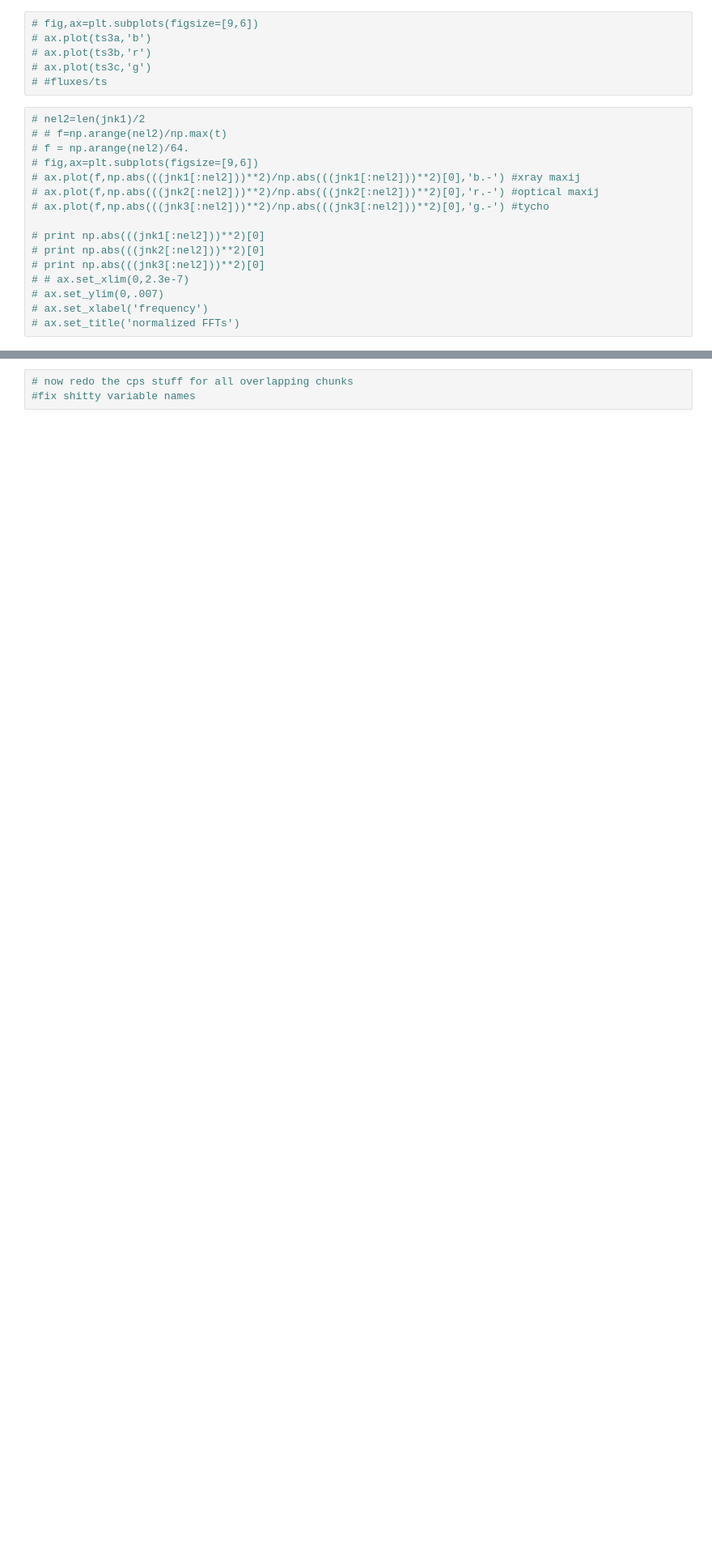
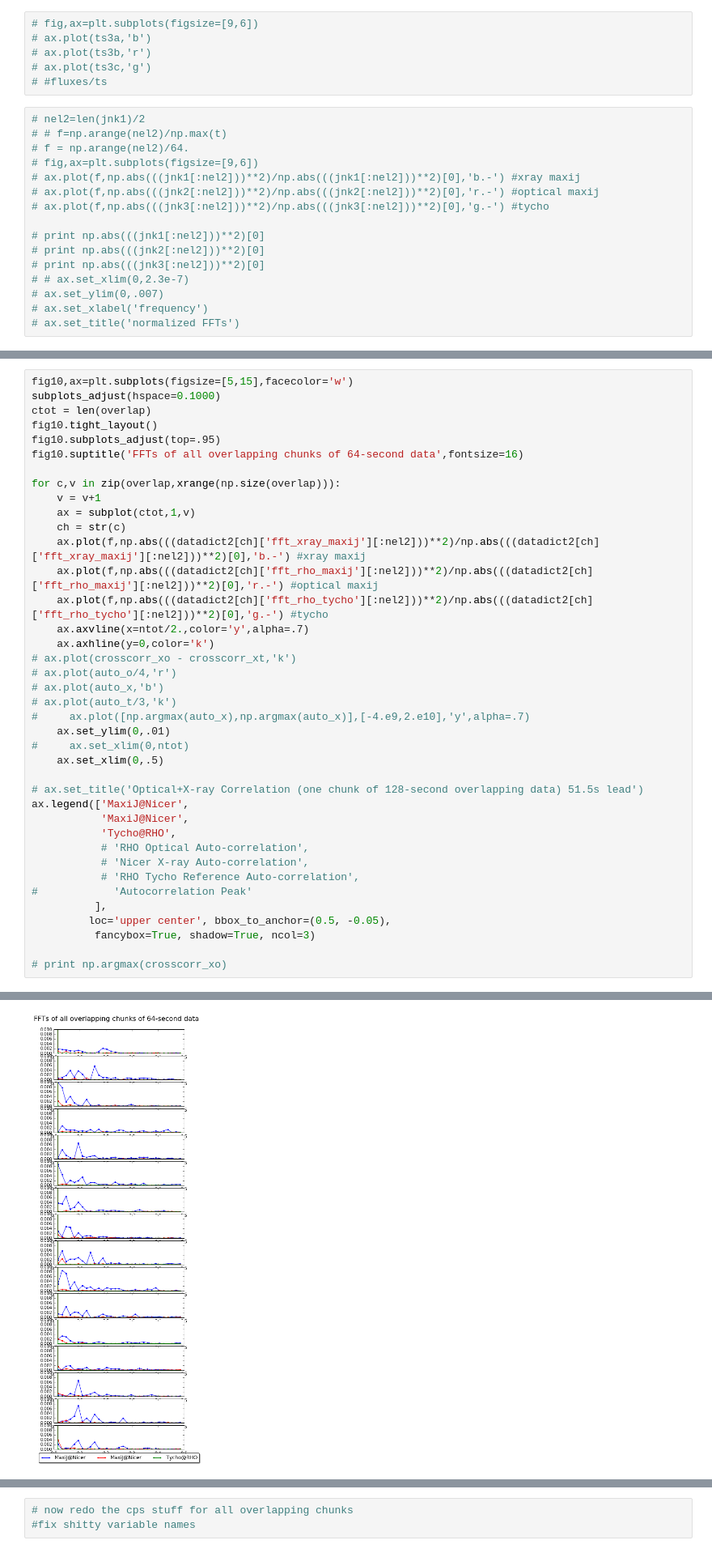
Before and after one commit to ajlemma/maxij, a Jupyter notebook: crosspower_redo_analysis_oct10.ipynb, the cells around one changed output, grey strips where cells are left out. Shown at 81% size. Saved outputs shown, nothing was run; the diff lists cells and outputs as text; blank space fills up the shorter version.

```diff
--- a/crosspower_redo_analysis_oct10.ipynb
+++ b/crosspower_redo_analysis_oct10.ipynb
@@ -527,0 +528,40 @@ ax.set_title('normalized FFTs')
+# %%
+fig10,ax=plt.subplots(figsize=[5,15],facecolor='w')
+subplots_adjust(hspace=0.1000)
+ctot = len(overlap)
+fig10.tight_layout()
+fig10.subplots_adjust(top=.95)
+fig10.suptitle('FFTs of all overlapping chunks of 64-second data',fontsize=16)
+
+for c,v in zip(overlap,xrange(np.size(overlap))):
+    v = v+1
+    ax = subplot(ctot,1,v)
+    ch = str(c)
+    ax.plot(f,np.abs(((datadict2[ch]['fft_xray_maxij'][:nel2]))**2)/np.abs(((datadict2[ch]['fft_xray_maxij'][:nel2]))**2)[0],'b.-') #xray maxij
+    ax.plot(f,np.abs(((datadict2[ch]['fft_rho_maxij'][:nel2]))**2)/np.abs(((datadict2[ch]['fft_rho_maxij'][:nel2]))**2)[0],'r.-') #optical maxij
+    ax.plot(f,np.abs(((datadict2[ch]['fft_rho_tycho'][:nel2]))**2)/np.abs(((datadict2[ch]['fft_rho_tycho'][:nel2]))**2)[0],'g.-') #tycho
+    ax.axvline(x=ntot/2.,color='y',alpha=.7)
+    ax.axhline(y=0,color='k')
+# ax.plot(crosscorr_xo - crosscorr_xt,'k')
+# ax.plot(auto_o/4,'r')
+# ax.plot(auto_x,'b')
+# ax.plot(auto_t/3,'k')
+#     ax.plot([np.argmax(auto_x),np.argmax(auto_x)],[-4.e9,2.e10],'y',alpha=.7)
+    ax.set_ylim(0,.01)
+#     ax.set_xlim(0,ntot)
+    ax.set_xlim(0,.5)
+
+# ax.set_title('Optical+X-ray Correlation (one chunk of 128-second overlapping data) 51.5s lead')
+ax.legend(['MaxiJ@Nicer',
+           'MaxiJ@Nicer',
+           'Tycho@RHO',
+           # 'RHO Optical Auto-correlation',
+           # 'Nicer X-ray Auto-correlation',
+           # 'RHO Tycho Reference Auto-correlation',
+#            'Autocorrelation Peak'
+          ],
+         loc='upper center', bbox_to_anchor=(0.5, -0.05),
+          fancybox=True, shadow=True, ncol=3)
+
+# print np.argmax(crosscorr_xo)
+# %% [output]
@@ -528 +569,2 @@ ax.set_title('normalized FFTs')
+[figure, added]
 # %%
```
Also changed, not shown: parts of 11 cells of this notebook.
